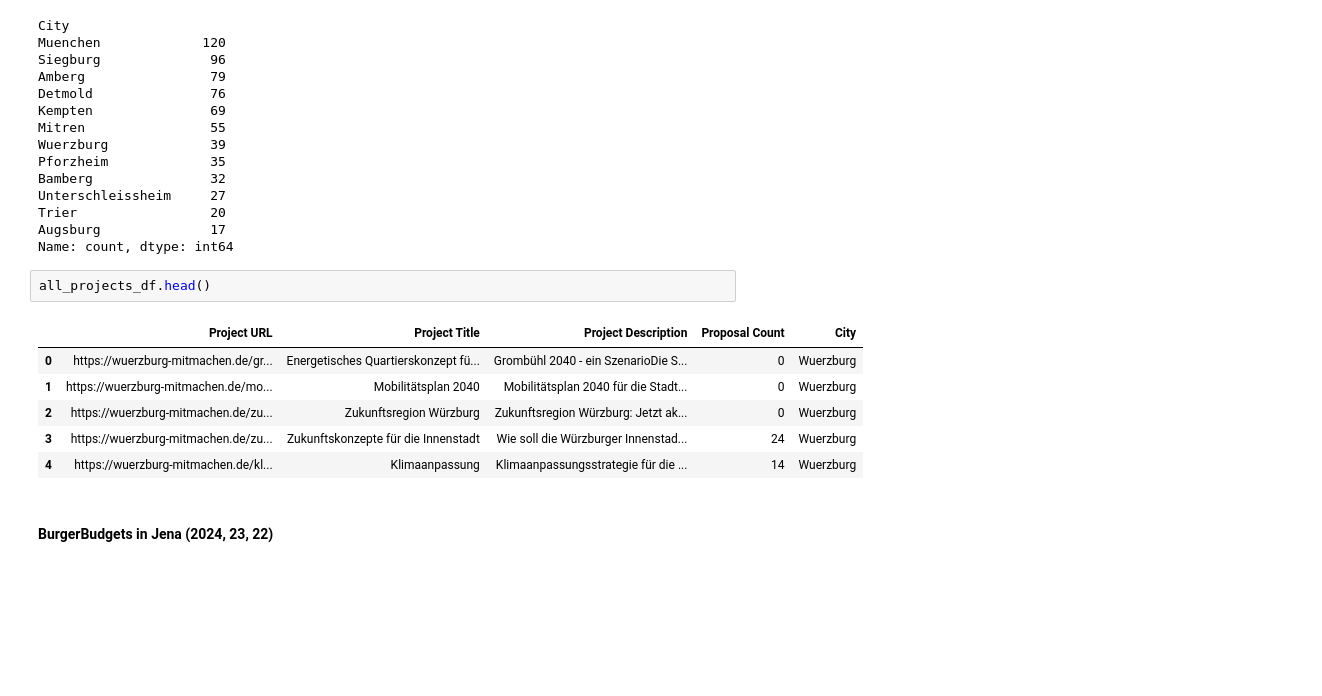
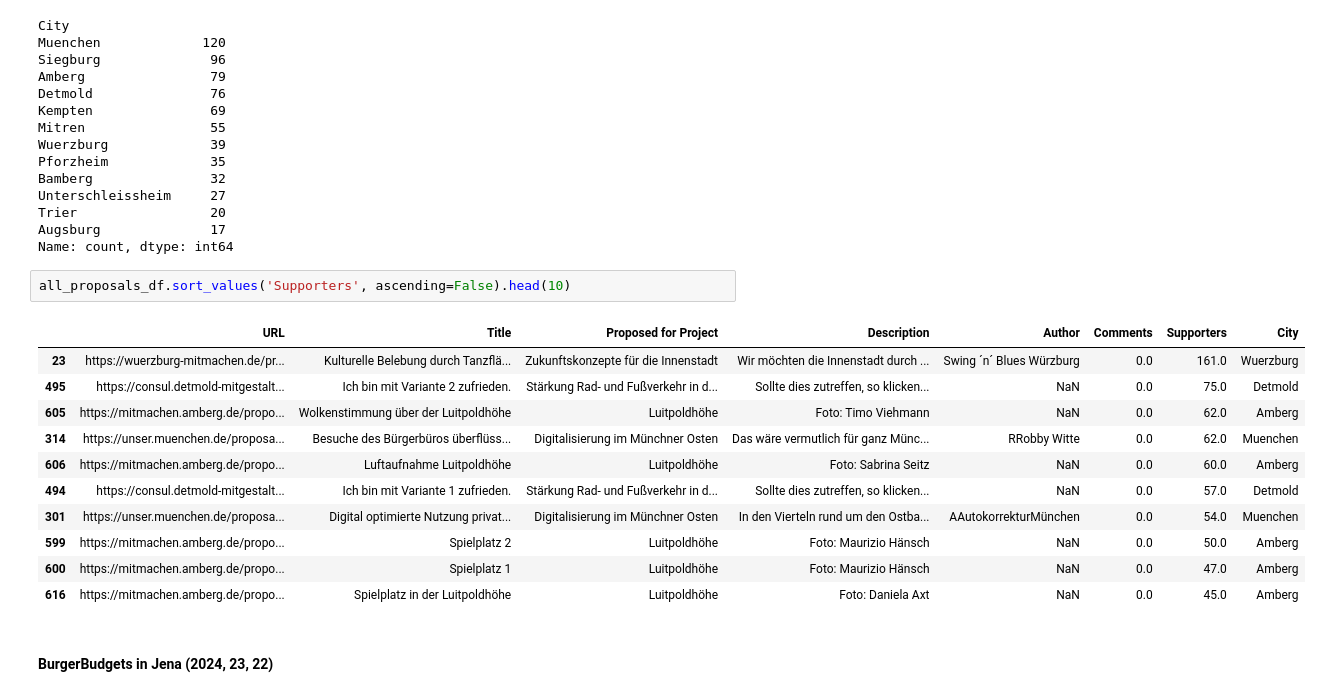
Before and after one commit to denishotii/ConsulDemocracy24-kommueneImFokus, a Jupyter notebook: Scraping copy.ipynb, the cells around one changed output. Cells and saved outputs as stored; diff of their text form; blank space fills up the shorter version.

```diff
--- a/Scraping copy.ipynb
+++ b/Scraping copy.ipynb
@@ -243,15 +242,20 @@ Unterschleissheim     27
 Trier                 20
 Augsburg              17
 Name: count, dtype: int64
-# %%
-all_projects_df.head()
-# %% [output]
-|  | Project URL | Project Title | Project Description | Proposal Count | City |
-| 0 | https://wuerzburg-mitmachen.de/gr... | Energetisches Quartierskonzept fü... | Grombühl 2040 - ein SzenarioDie S... | 0 | Wuerzburg |
-| 1 | https://wuerzburg-mitmachen.de/mo... | Mobilitätsplan 2040 | Mobilitätsplan 2040 für die Stadt... | 0 | Wuerzburg |
-| 2 | https://wuerzburg-mitmachen.de/zu... | Zukunftsregion Würzburg | Zukunftsregion Würzburg: Jetzt ak... | 0 | Wuerzburg |
-| 3 | https://wuerzburg-mitmachen.de/zu... | Zukunftskonzepte für die Innenstadt | Wie soll die Würzburger Innenstad... | 24 | Wuerzburg |
-| 4 | https://wuerzburg-mitmachen.de/kl... | Klimaanpassung | Klimaanpassungsstrategie für die ... | 14 | Wuerzburg |
+# %%
+all_proposals_df.sort_values('Supporters', ascending=False).head(10)
+# %% [output]
+|  | URL | Title | Proposed for Project | Description | Author | Comments | Supporters | City |
+| 23 | https://wuerzburg-mitmachen.de/pr... | Kulturelle Belebung durch Tanzflä... | Zukunftskonzepte für die Innenstadt | Wir möchten die Innenstadt durch ... | Swing ´n´ Blues Würzburg | 0.0 | 161.0 | Wuerzburg |
+| 495 | https://consul.detmold-mitgestalt... | Ich bin mit Variante 2 zufrieden. | Stärkung Rad- und Fußverkehr in d... | Sollte dies zutreffen, so klicken... | NaN | 0.0 | 75.0 | Detmold |
+| 605 | https://mitmachen.amberg.de/propo... | Wolkenstimmung über der Luitpoldhöhe | Luitpoldhöhe | Foto: Timo Viehmann | NaN | 0.0 | 62.0 | Amberg |
+| 314 | https://unser.muenchen.de/proposa... | Besuche des Bürgerbüros überflüss... | Digitalisierung im Münchner Osten | Das wäre vermutlich für ganz Münc... | RRobby Witte | 0.0 | 62.0 | Muenchen |
+| 606 | https://mitmachen.amberg.de/propo... | Luftaufnahme Luitpoldhöhe | Luitpoldhöhe | Foto: Sabrina Seitz | NaN | 0.0 | 60.0 | Amberg |
+| 494 | https://consul.detmold-mitgestalt... | Ich bin mit Variante 1 zufrieden. | Stärkung Rad- und Fußverkehr in d... | Sollte dies zutreffen, so klicken... | NaN | 0.0 | 57.0 | Detmold |
+| 301 | https://unser.muenchen.de/proposa... | Digital optimierte Nutzung privat... | Digitalisierung im Münchner Osten | In den Vierteln rund um den Ostba... | AAutokorrekturMünchen | 0.0 | 54.0 | Muenchen |
+| 599 | https://mitmachen.amberg.de/propo... | Spielplatz 2 | Luitpoldhöhe | Foto: Maurizio Hänsch | NaN | 0.0 | 50.0 | Amberg |
+| 600 | https://mitmachen.amberg.de/propo... | Spielplatz 1 | Luitpoldhöhe | Foto: Maurizio Hänsch | NaN | 0.0 | 47.0 | Amberg |
+| 616 | https://mitmachen.amberg.de/propo... | Spielplatz in der Luitpoldhöhe | Luitpoldhöhe | Foto: Daniela Axt | NaN | 0.0 | 45.0 | Amberg |
 # %% [markdown]
 #### BurgerBudgets in Jena (2024, 23, 22)
 # %%
```
Also changed, not shown: parts of 6 cells of this notebook, 20 other files.
